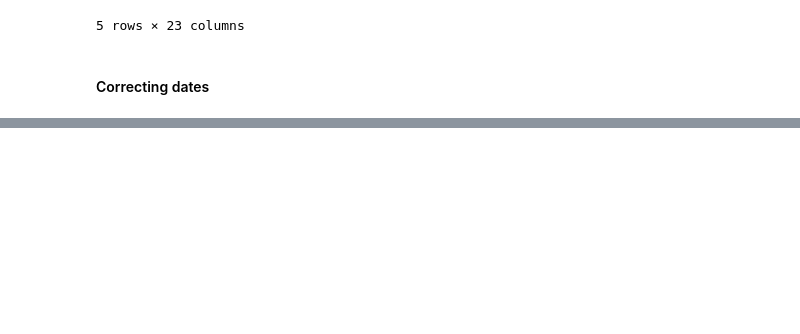
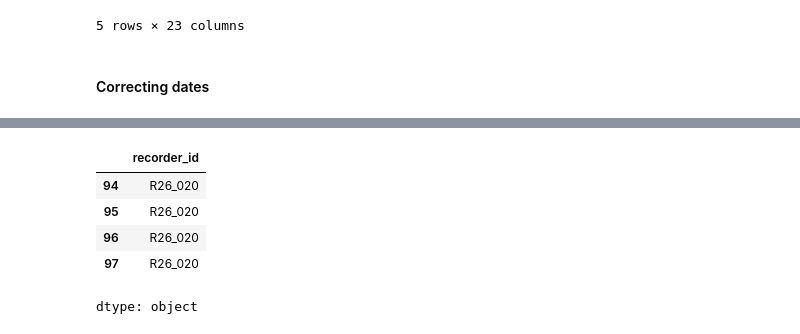
Before and after one commit to finnjaby/CampusDataProject, a Jupyter notebook: CampusDataProject.ipynb, the cells around one changed output, grey strips where cells are left out. Drawn from its saved outputs; the diff is of its cells as text; code cells hidden in the pictures; blank space fills up the shorter version.

```diff
--- a/CampusDataProject.ipynb
+++ b/CampusDataProject.ipynb
@@ -79,0 +93,9 @@ display(df.head())
+# %%
+display(df.iloc[94:98,0])
+# %% [output]
+|  | recorder_id |
+| 94 | R26_020 |
+| 95 | R26_020 |
+| 96 | R26_020 |
+| 97 | R26_020 |
+dtype: object
```
Also changed, not shown: parts of 6 cells of this notebook.
